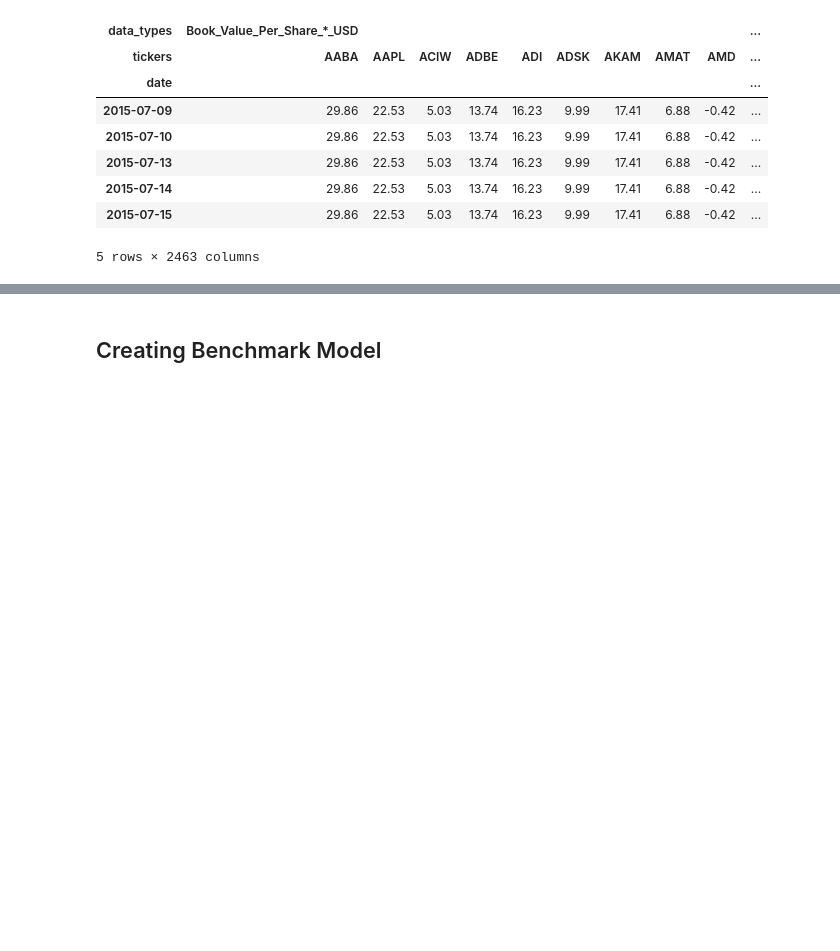
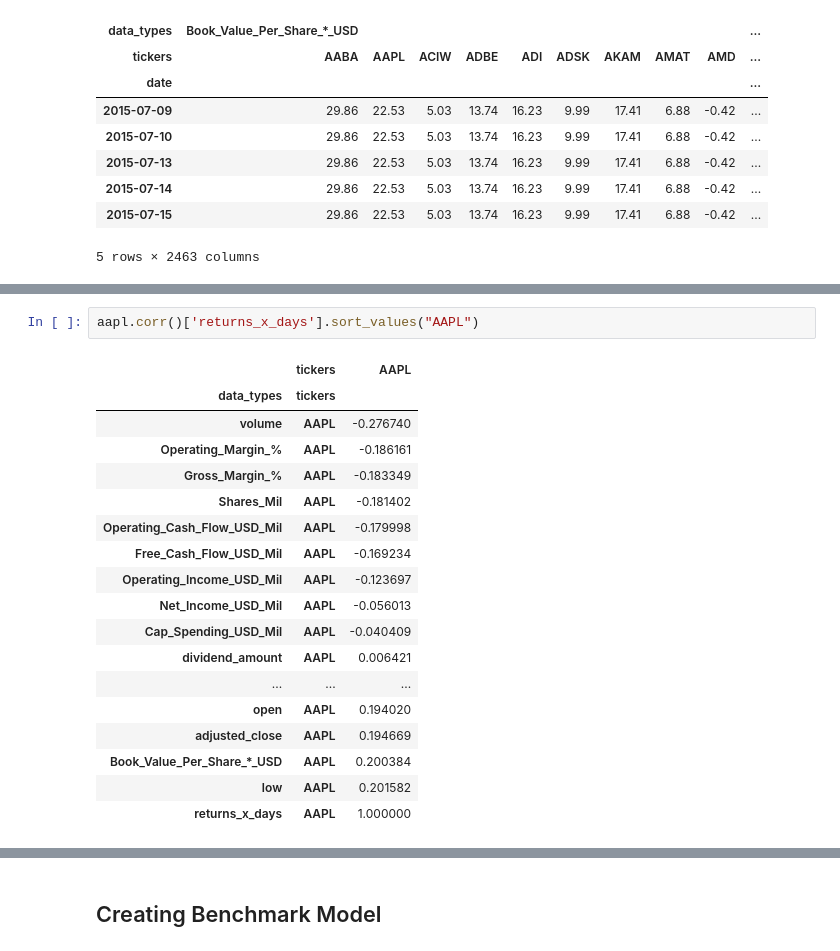
Before and after one commit to yjthay/Udacity-Machine-Learning-Engineer-Capstone-Project, a Jupyter notebook: Capstone Report.ipynb, the cells around one changed output, grey strips where cells are left out. Saved outputs shown, nothing was run; the diff lists cells and outputs as text; blank space fills up the shorter version.

```diff
--- a/Capstone Report.ipynb
+++ b/Capstone Report.ipynb
@@ -339,0 +244,21 @@ The levels are  ['data_types', 'tickers']
+# %%
+aapl.corr()['returns_x_days'].sort_values("AAPL")
+# %% [output]
+|  | tickers | AAPL |
+| data_types | tickers |  |
+| volume | AAPL | -0.276740 |
+| Operating_Margin_% | AAPL | -0.186161 |
+| Gross_Margin_% | AAPL | -0.183349 |
+| Shares_Mil | AAPL | -0.181402 |
+| Operating_Cash_Flow_USD_Mil | AAPL | -0.179998 |
+| Free_Cash_Flow_USD_Mil | AAPL | -0.169234 |
+| Operating_Income_USD_Mil | AAPL | -0.123697 |
+| Net_Income_USD_Mil | AAPL | -0.056013 |
+| Cap_Spending_USD_Mil | AAPL | -0.040409 |
+| dividend_amount | AAPL | 0.006421 |
+| ... | ... | ... |
+| open | AAPL | 0.194020 |
+| adjusted_close | AAPL | 0.194669 |
+| Book_Value_Per_Share_*_USD | AAPL | 0.200384 |
+| low | AAPL | 0.201582 |
+| returns_x_days | AAPL | 1.000000 |
```
Also changed, not shown: parts of 31 cells of this notebook, 8 other files.
